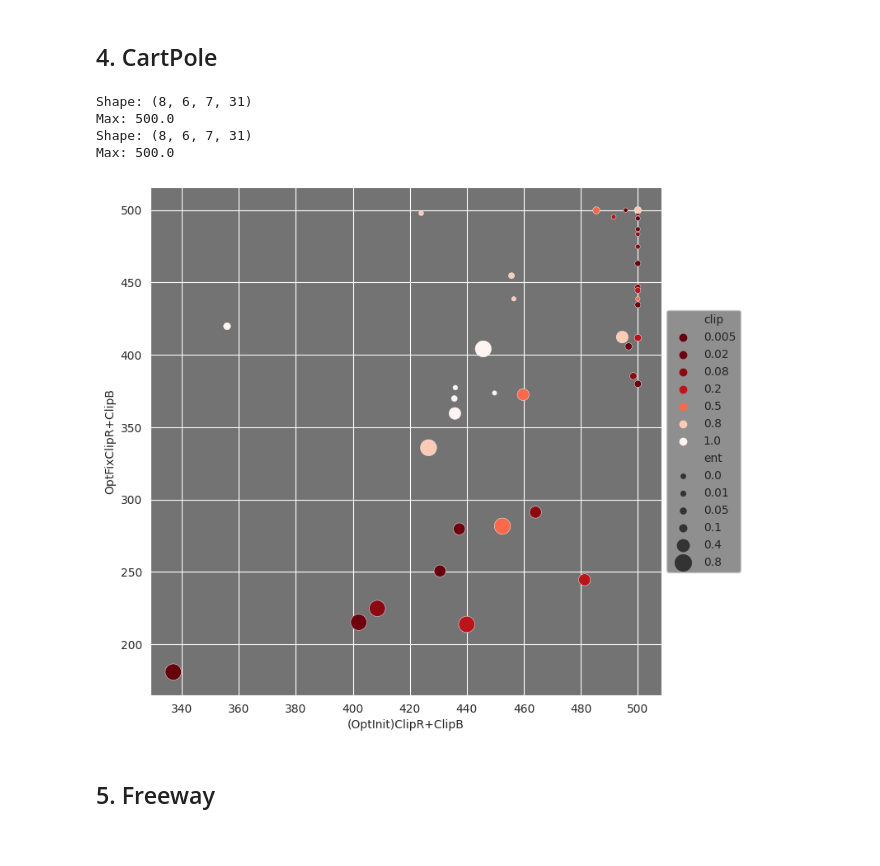
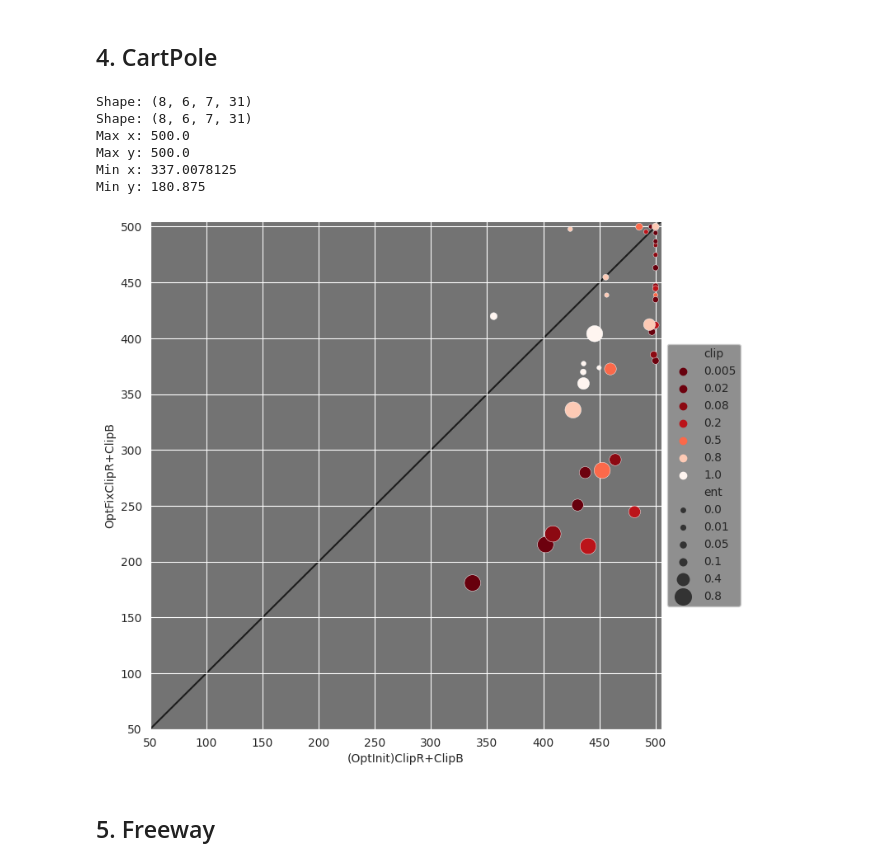
Before and after one commit to Kalyan0821/ppo_jax, a Jupyter notebook: plotting/OptInitClipr+Clipb_OptFixClipr+Clipb.ipynb, the cells around one changed output. Saved outputs shown, nothing was run; the diff lists cells and outputs as text; code cells hidden in the pictures.

Commit message:
Nicer plots

```diff
--- a/plotting/OptInitClipr+Clipb_OptFixClipr+Clipb.ipynb
+++ b/plotting/OptInitClipr+Clipb_OptFixClipr+Clipb.ipynb
@@ -11,7 +11,7 @@ display(HTML("<style>.container { width:80% !important; }</style>"))
 ents = [0.0, 0.01, 0.05, 0.1, 0.4, 0.8]
 clips = [0.005, 0.02, 0.08, 0.2, 0.5, 0.8, 1e6]
 # %%
-def scatter(init_returns, fix_returns, ents, clips):
+def scatter(init_returns, fix_returns, ents, clips, y_max, y_min, tick):
     plt.figure(figsize=(8, 8))
 
     init = np.mean(init_returns, axis=0)[:, :, -1]
@@ -27,32 +27,46 @@ def scatter(init_returns, fix_returns, ents, clips):
             data.append(data_ij)
     data = pd.DataFrame(data, columns=["ent", "clip", "(OptInit)ClipR+ClipB", "OptFixClipR+ClipB"])
 
-    sns.scatterplot(data, x="(OptInit)ClipR+ClipB", y="OptFixClipR+ClipB",
+    ax = sns.scatterplot(data, x="(OptInit)ClipR+ClipB", y="OptFixClipR+ClipB",
                     hue="clip", size="ent",
                     legend="full",
                     sizes=(15, 200),
                     palette="Reds_r")
 
+    ax.xaxis.set_major_locator(plticker.MultipleLocator(base=tick))
+    ax.yaxis.set_major_locator(plticker.MultipleLocator(base=tick))
+
+    print("Max x:", np.max(init))
+    print("Max y:", np.max(fix))
+    print("Min x:", np.min(init))
+    print("Min y:", np.min(fix))
+    plt.xlim(left=y_min, right=y_max)
+    plt.ylim(bottom=y_min, top=y_max)
+    lims = [
+        np.min([ax.get_xlim(), ax.get_ylim()]),
+        np.max([ax.get_xlim(), ax.get_ylim()])
+    ]
+    ax.plot(lims, lims, 'k-', alpha=0.75, zorder=0)
+
     plt.legend(loc='center left', bbox_to_anchor=(1, 0.5))
     plt.show()
 
 
-def plot_returns(env_name, ents, clips, std_scale=0.1, y_max=None, tick=10):
+def plot_returns(env_name, ents, clips, std_scale=0.1, y_max=None, y_min=None, tick=10):
     with open(f"./shared/{env_name}_repinit.npy", 'rb') as f:
         init_returns = np.load(f)
     assert len(init_returns.shape) == 4  # (n_seeds, n_ent, n_clip, n_exp)
     assert init_returns.shape[1:3] == (len(ents), len(clips))
     print("Shape:", init_returns.shape)
-    print("Max:", np.max(np.mean(init_returns, axis=0)))
 
     with open(f"./shared/fixed_rep/{env_name}_optimalbase.npy", 'rb') as f:
         fix_returns = np.load(f)
     assert len(fix_returns.shape) == 4  # (n_seeds, n_ent, n_clip, n_exp)
     assert fix_returns.shape[1:3] == (len(ents), len(clips))
     print("Shape:", fix_returns.shape)
-    print("Max:", np.max(np.mean(fix_returns, axis=0)))
 
-    scatter(init_returns, fix_returns, ents, clips)
+
+    scatter(init_returns, fix_returns, ents, clips, y_max, y_min, tick)
 # %% [markdown]
 ## 1. Acrobot
 # %%
@@ -86,13 +106,15 @@ Max: 95.6875
 # %% [markdown]
 ## 4. CartPole
 # %%
-returns = plot_returns("CartPole-v1", ents, clips, y_max=505)
+returns = plot_returns("CartPole-v1", ents, clips, y_max=505, y_min=50, tick=50)
 # %% [output]
 Shape: (8, 6, 7, 31)
-Max: 500.0
 Shape: (8, 6, 7, 31)
-Max: 500.0
+Max x: 500.0
+Max y: 500.0
+Min x: 337.0078125
+Min y: 180.875
-[figure, old version]
+[figure, new version]
 # %% [markdown]
 ## 5. Freeway
 # %%
```
Also changed, not shown: parts of 6 cells of this notebook, 2 other files.
